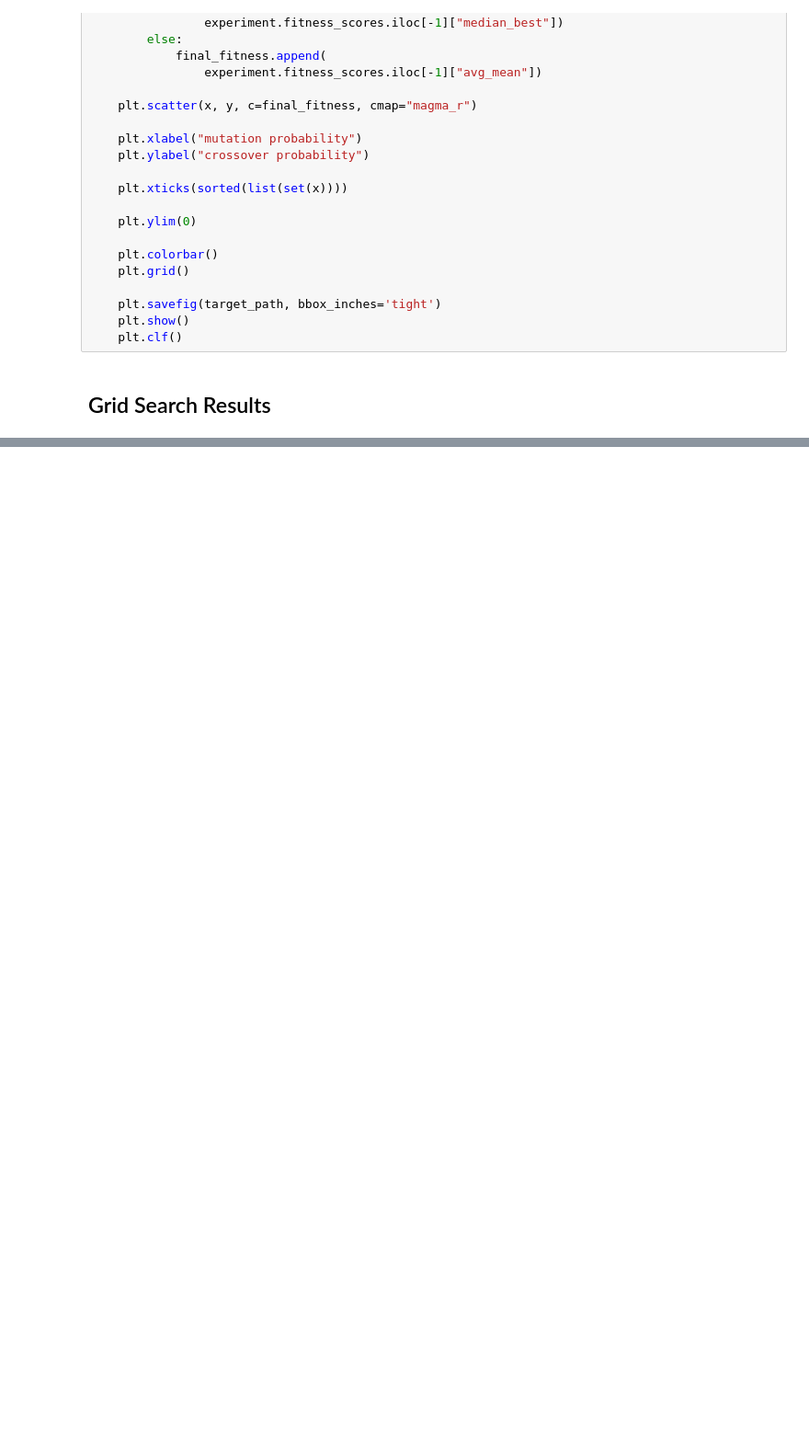
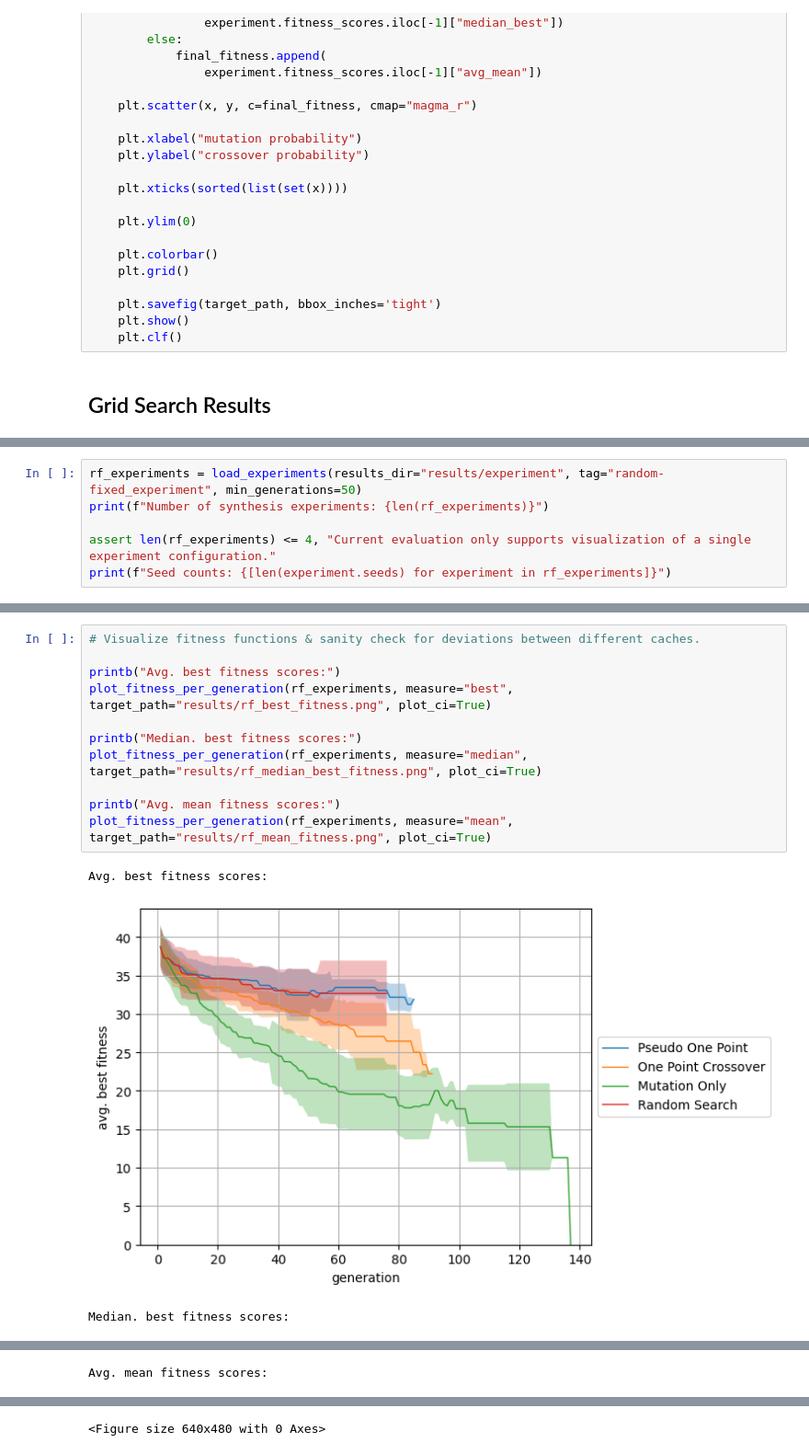
Before and after one commit to westoun/crossover-evaluation, a Jupyter notebook: evaluation.ipynb, the cells around one changed output, grey strips where cells are left out. Shown at 92% size. Cells and saved outputs as stored; diff of their text form; blank space fills up the shorter version.

```diff
--- a/evaluation.ipynb
+++ b/evaluation.ipynb
@@ -463,0 +467,6 @@ plt.clf()
+# %%
+rf_experiments = load_experiments(results_dir="results/experiment", tag="random-fixed_experiment", min_generations=50)
+print(f"Number of synthesis experiments: {len(rf_experiments)}")
+
+assert len(rf_experiments) <= 4, "Current evaluation only supports visualization of a single experiment configuration."
+print(f"Seed counts: {[len(experiment.seeds) for experiment in rf_experiments]}")
@@ -463,0 +482,15 @@ plt.clf()
+# %%
+# Visualize fitness functions & sanity check for deviations between different caches.
+
+printb("Avg. best fitness scores:")
+plot_fitness_per_generation(rf_experiments, measure="best", target_path="results/rf_best_fitness.png", plot_ci=True)
+
+printb("Median. best fitness scores:")
+plot_fitness_per_generation(rf_experiments, measure="median", target_path="results/rf_median_best_fitness.png", plot_ci=True)
+
+printb("Avg. mean fitness scores:")
+plot_fitness_per_generation(rf_experiments, measure="mean", target_path="results/rf_mean_fitness.png", plot_ci=True)
+# %% [output]
+Avg. best fitness scores:
+[figure, added]
+Median. best fitness scores:
@@ -463,0 +498 @@ plt.clf()
+Avg. mean fitness scores:
@@ -463,0 +500 @@ plt.clf()
+<Figure size 640x480 with 0 Axes>
```
Also changed, not shown: parts of 15 cells of this notebook.
